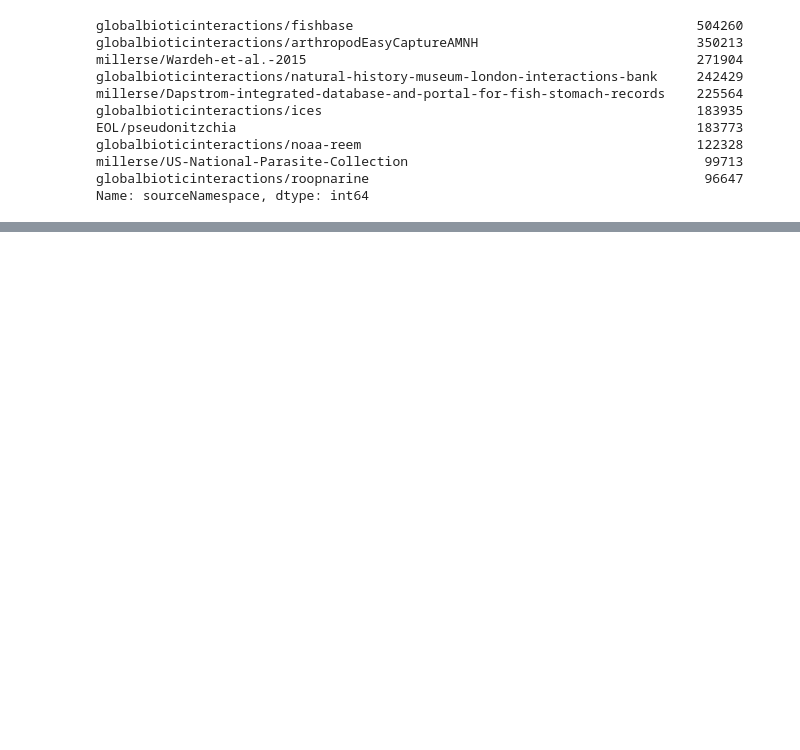
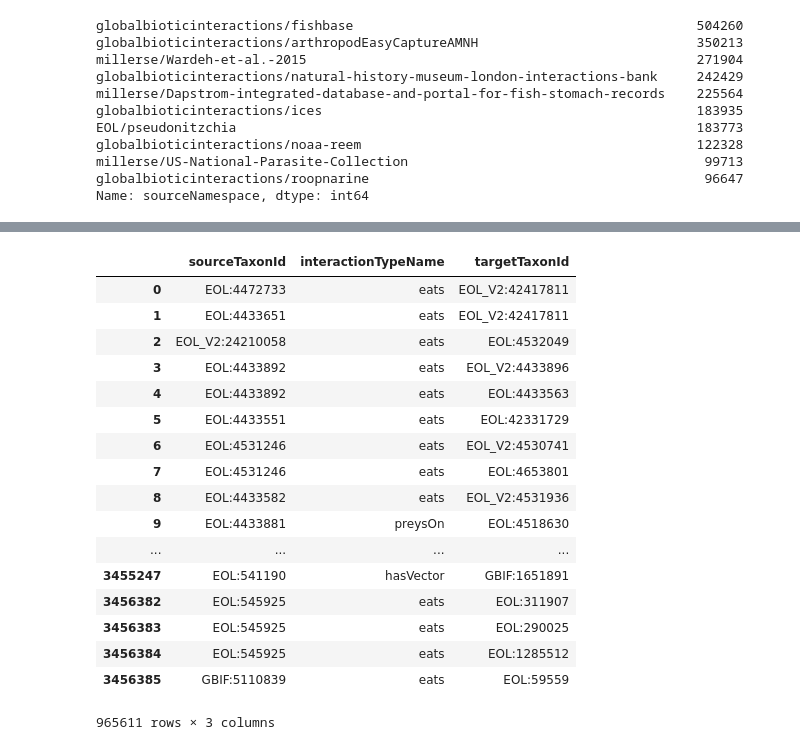
Before and after one commit to cabinetofcuriosity/globi_explore, a Jupyter notebook: notebook/Globi_access.ipynb, the cells around one changed output, grey strips where cells are left out. Cells and saved outputs as stored; diff of their text form; code cells hidden in the pictures; blank space fills up the shorter version.

```diff
--- a/notebook/Globi_access.ipynb
+++ b/notebook/Globi_access.ipynb
@@ -175,3 +183,24 @@ I'm interested in how many unique interaction types records are found in GloBi.
+# %%
+data[['sourceTaxonId', 'interactionTypeName', 'targetTaxonId']]
+# %% [output]
+|  | sourceTaxonId | interactionTypeName | targetTaxonId |
+| 0 | EOL:4472733 | eats | EOL_V2:42417811 |
+| 1 | EOL:4433651 | eats | EOL_V2:42417811 |
+| 2 | EOL_V2:24210058 | eats | EOL:4532049 |
+| 3 | EOL:4433892 | eats | EOL_V2:4433896 |
+| 4 | EOL:4433892 | eats | EOL:4433563 |
+| 5 | EOL:4433551 | eats | EOL:42331729 |
+| 6 | EOL:4531246 | eats | EOL_V2:4530741 |
+| 7 | EOL:4531246 | eats | EOL:4653801 |
+| 8 | EOL:4433582 | eats | EOL_V2:4531936 |
+| 9 | EOL:4433881 | preysOn | EOL:4518630 |
+| ... | ... | ... | ... |
+| 3455247 | EOL:541190 | hasVector | GBIF:1651891 |
+| 3456382 | EOL:545925 | eats | EOL:311907 |
+| 3456383 | EOL:545925 | eats | EOL:290025 |
+| 3456384 | EOL:545925 | eats | EOL:1285512 |
+| 3456385 | GBIF:5110839 | eats | EOL:59559 |
+965611 rows × 3 columns
 # %%
 data.drop_duplicates(['sourceTaxonId', 'interactionTypeName', 'targetTaxonId'], inplace = True)
 # %%
```
Also changed, not shown: parts of 22 cells of this notebook.
